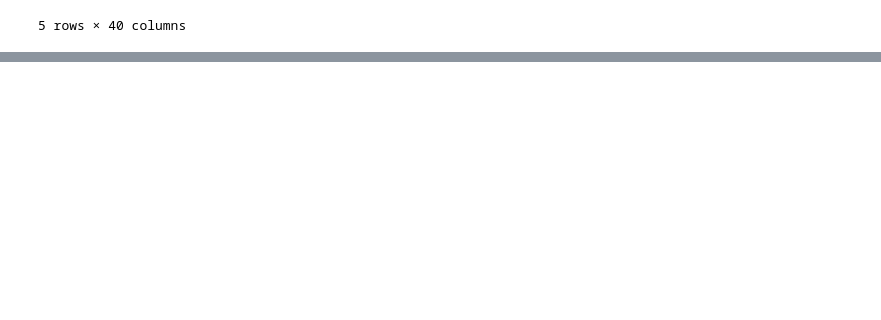
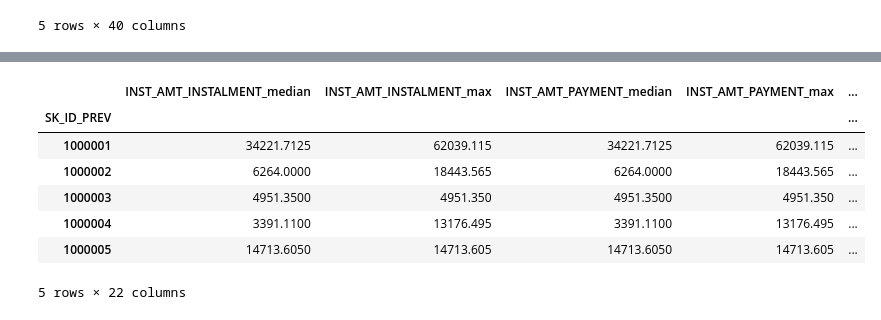
Before and after one commit to USL99/home-credit-default-risk, a Jupyter notebook: notebooks/03_feature_engineering.ipynb, the cells around one changed output, grey strips where cells are left out. Drawn from its saved outputs; the diff is of its cells as text; code cells hidden in the pictures; blank space fills up the shorter version.

```diff
--- a/notebooks/03_feature_engineering.ipynb
+++ b/notebooks/03_feature_engineering.ipynb
@@ -1477,0 +1349,7 @@ print("\nNUMERICAL:", numerical_cols_inst_payment_df)
+# %%
+inst_pay_work["IS_UNDERPAID"] = (inst_pay_work["PAYMENT_DIFF"] > 0).astype(int)
+# %%
+inst_pay_work["PAYMENT_RATIO"] = (inst_pay_work["AMT_PAYMENT"] / inst_pay_work["AMT_INSTALMENT"].replace(0, np.nan))
+# %%
+inst_num_prev = agg_numerical_features(inst_pay_work, "SK_ID_PREV", numerical_cols_inst_payment_df, "INST")
+inst_num_prev.head()
@@ -1477,0 +1467,14 @@ print("\nNUMERICAL:", numerical_cols_inst_payment_df)
+# %%
+inst_special_prev["INST_TOTAL_PAYMENT_RATIO"] = (inst_special_prev["INST_PAID_SUM"] / inst_special_prev["INST_REQUIRED_SUM"].replace(0, np.nan))
+# %%
+inst_features_prev = pd.concat([inst_num_prev, inst_special_prev], axis=1)
+inst_features_prev.head()
+# %% [output]
+|  | INST_AMT_INSTALMENT_median | INST_AMT_INSTALMENT_max | INST_AMT_PAYMENT_median | INST_AMT_PAYMENT_max | ... |
+| SK_ID_PREV |  |  |  |  | ... |
+| 1000001 | 34221.7125 | 62039.115 | 34221.7125 | 62039.115 | ... |
+| 1000002 | 6264.0000 | 18443.565 | 6264.0000 | 18443.565 | ... |
+| 1000003 | 4951.3500 | 4951.350 | 4951.3500 | 4951.350 | ... |
+| 1000004 | 3391.1100 | 13176.495 | 3391.1100 | 13176.495 | ... |
+| 1000005 | 14713.6050 | 14713.605 | 14713.6050 | 14713.605 | ... |
+5 rows × 22 columns
```
Also changed, not shown: parts of 178 cells of this notebook.
